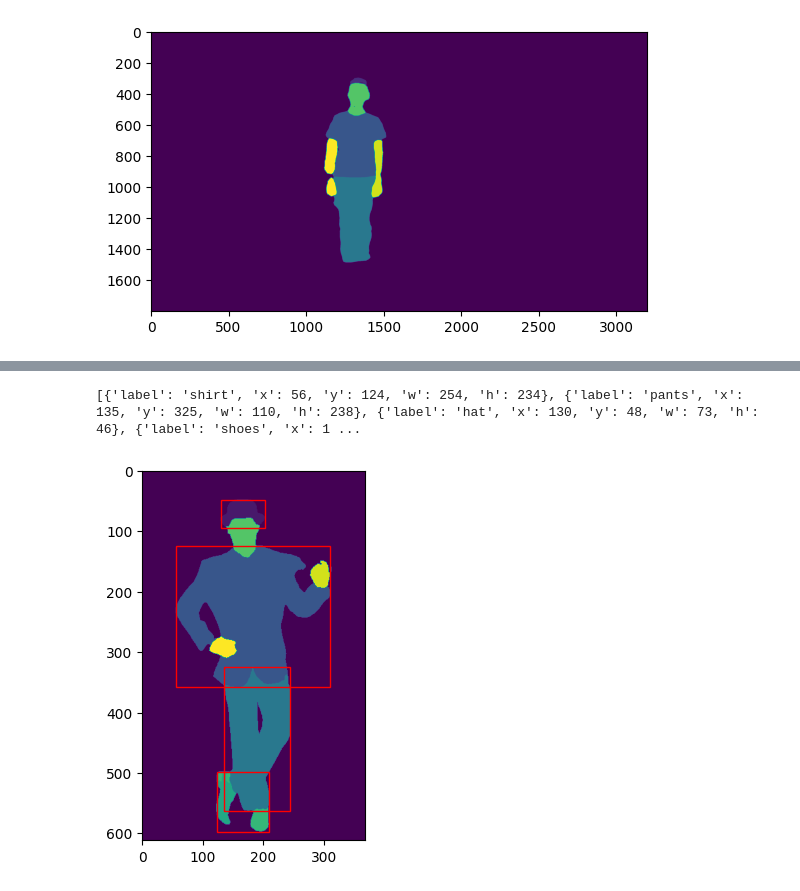
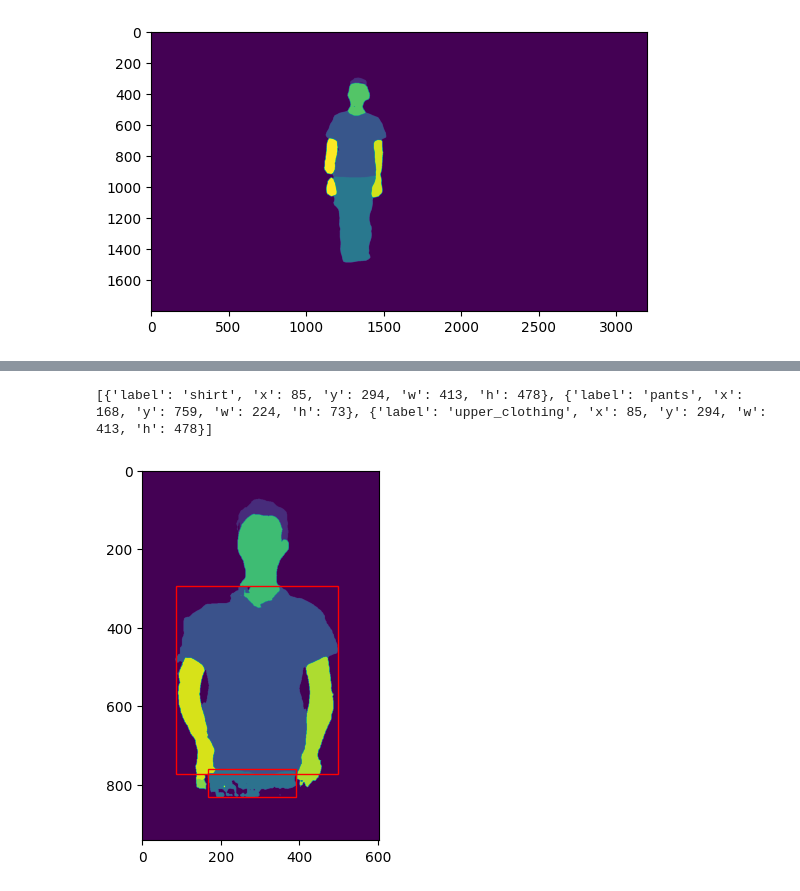
Before and after one commit to tatsimba/hackathon2023, a Jupyter notebook: image-segmenation-notebook/image-segmentation.ipynb, the cells around one changed output, grey strips where cells are left out. Drawn from its saved outputs; the diff is of its cells as text; code cells hidden in the pictures.

Commit message:
Take either shirt or dress + upper clothing

```diff
--- a/image-segmenation-notebook/image-segmentation.ipynb
+++ b/image-segmenation-notebook/image-segmentation.ipynb
@@ -81,6 +81,8 @@ def get_segmentation_array(img):
 
 url = "C:\\Users\\ilankhirin\\Downloads\\tuxedoBlack3-main.jpg"
 url = "C:\\Users\\ilankhirin\\Downloads\\istockphoto-155131149-612x612.jpg"
+url = "C:\\Users\\ilankhirin\\Downloads\\322984081_max.jpg"
+url = "C:\\Users\\ilankhirin\\Downloads\\yehuda-bug3.jpg"
 image = Image.open(url)
 pred_seg = get_segmentation_array(image)
 plt.imshow(pred_seg)
@@ -132,38 +130,47 @@ def get_clothing_boxes(seg_matrix_numpy):
     hat_box = get_bbox_for_label(seg_matrix_numpy, [hat_label], 'hat')
     belt_box = get_bbox_for_label(seg_matrix_numpy, [belt_label], 'belt')
     shoes_box = get_bbox_for_label(seg_matrix_numpy, [left_shoe_label, right_shoe_label], 'shoes')
+    upper_clothing_box = get_bbox_for_label(seg_matrix_numpy, [dress_label, shirt_label], 'upper_clothing')
 
-    return list(filter(lambda x: x is not None, [shirt_box, pants_box, dress_box, hat_box, belt_box, shoes_box]))
+    if(dress_box is not None and shirt_box is not None):
+        dress_area = dress_box['w'] * dress_box['h']
+        shirt_area = shirt_box['w'] * shirt_box['h']
+        if(dress_area > shirt_area):
+            shirt_box = None
+        else:
+            dress_box = None
+
+    return list(filter(lambda x: x is not None, [shirt_box, pants_box, dress_box, hat_box, belt_box, shoes_box, upper_clothing_box]))
 
 boxes = get_clothing_boxes(pred_seg.numpy())
 print(boxes)
 shirt = list(filter(lambda x: x['label'] == 'shirt', boxes))
 shirt = shirt[0] if len(shirt) > 0 else None
 pants = list(filter(lambda x: x['label'] == 'pants', boxes))
 pants = pants[0] if len(pants) > 0 else None
 dress = list(filter(lambda x: x['label'] == 'dress', boxes))
 dress = dress[0] if len(dress) > 0 else None
 hat = list(filter(lambda x: x['label'] == 'hat', boxes))
 hat = hat[0] if len(hat) > 0 else None
 belt = list(filter(lambda x: x['label'] == 'belt', boxes))
 belt = belt[0] if len(belt) > 0 else None
 shoes = list(filter(lambda x: x['label'] == 'shoes', boxes))
 shoes = shoes[0] if len(shoes) > 0 else None
 plt.imshow(pred_seg)
 if(shirt is not None):
     plt.gca().add_patch(plt.Rectangle((shirt['x'], shirt['y']), shirt['w'], shirt['h'], fill=False, color='red'))
 if(pants is not None):
     plt.gca().add_patch(plt.Rectangle((pants['x'], pants['y']), pants['w'], pants['h'], fill=False, color='red'))
 if(dress is not None):
     plt.gca().add_patch(plt.Rectangle((dress['x'], dress['y']), dress['w'], dress['h'], fill=False, color='red'))
 if(hat is not None):
     plt.gca().add_patch(plt.Rectangle((hat['x'], hat['y']), hat['w'], hat['h'], fill=False, color='red'))
 if(belt is not None):
     plt.gca().add_patch(plt.Rectangle((belt['x'], belt['y']), belt['w'], belt['h'], fill=False, color='red'))
 if(shoes is not None):
     plt.gca().add_patch(plt.Rectangle((shoes['x'], shoes['y']), shoes['w'], shoes['h'], fill=False, color='red'))
 
 plt.show()
 # %% [output]
-[{'label': 'shirt', 'x': 56, 'y': 124, 'w': 254, 'h': 234}, {'label': 'pants', 'x': 135, 'y': 325, 'w': 110, 'h': 238}, {'label': 'hat', 'x': 130, 'y': 48, 'w': 73, 'h': 46}, {'label': 'shoes', 'x': 1 ...
+[{'label': 'shirt', 'x': 85, 'y': 294, 'w': 413, 'h': 478}, {'label': 'pants', 'x': 168, 'y': 759, 'w': 224, 'h': 73}, {'label': 'upper_clothing', 'x': 85, 'y': 294, 'w': 413, 'h': 478}]
-[figure, old version]
+[figure, new version]
```
Also changed, not shown: parts of 2 cells of this notebook, 1 other file.
